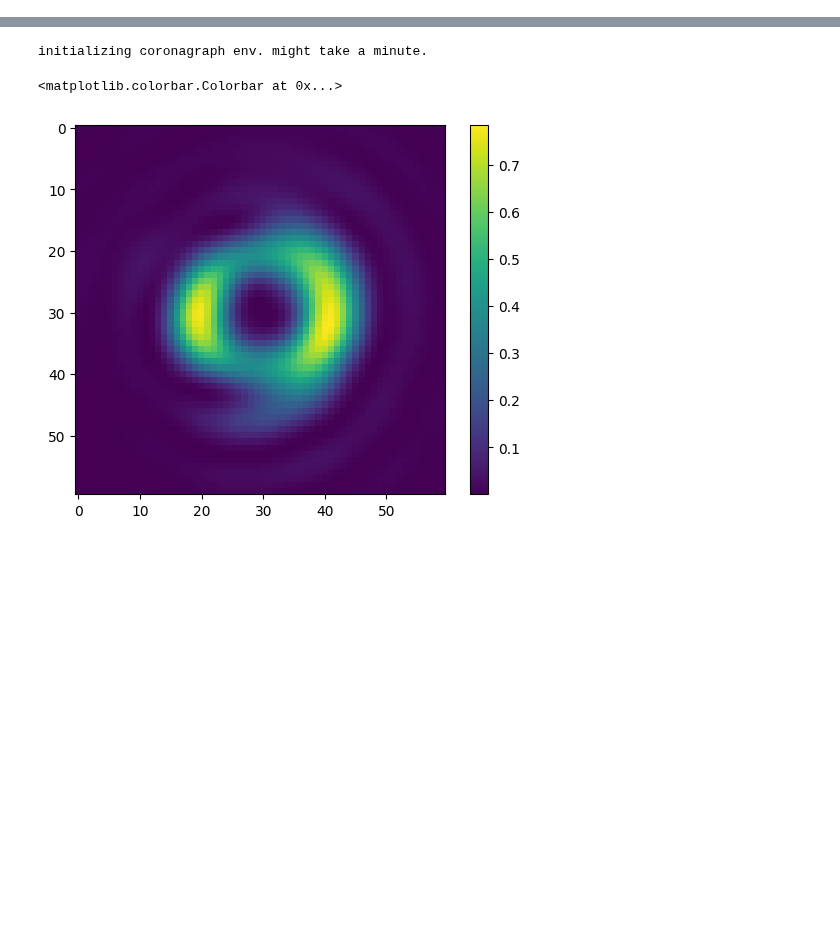
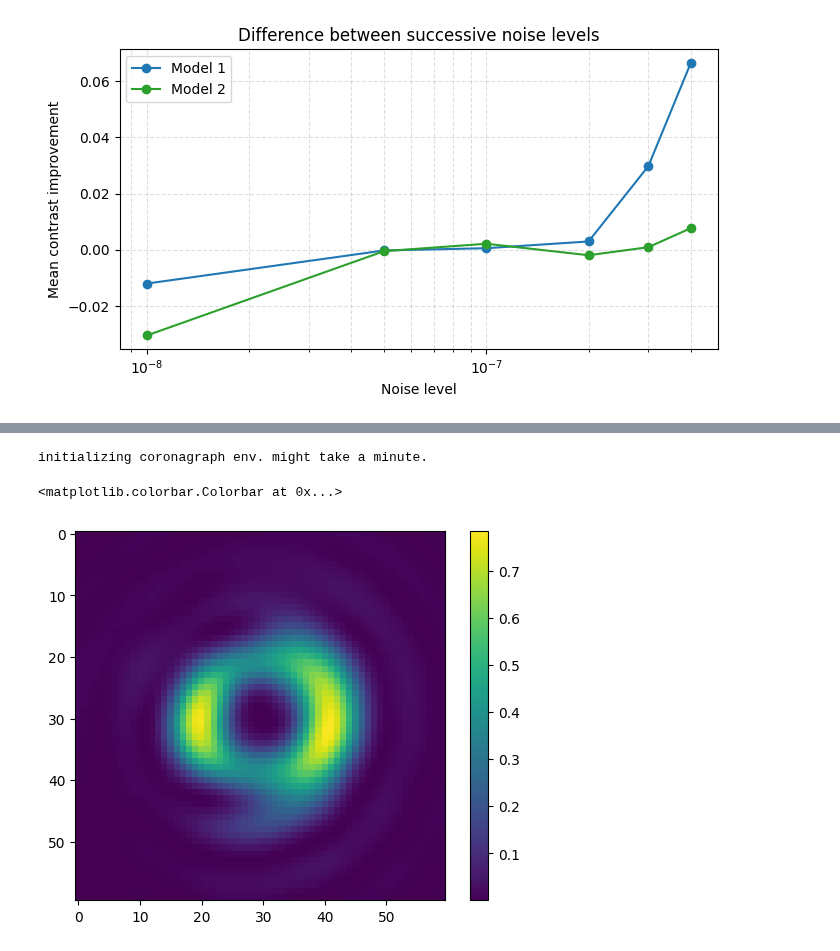
Before and after one commit to AlexeiKorolev/NASA-RL-Wavefront-Control, a Jupyter notebook: RL/coronagraph_properties.ipynb, the cells around one changed output, grey strips where cells are left out. Drawn from its saved outputs; the diff is of its cells as text; code cells hidden in the pictures; blank space fills up the shorter version.

```diff
--- a/RL/coronagraph_properties.ipynb
+++ b/RL/coronagraph_properties.ipynb
@@ -12,0 +10,34 @@ The autoreload extension is already loaded. To reload it, use:
+# %%
+mean_correction_magnitude_model_2 = [0.047146, 0.047148, 0.0471, 0.04747, 0.0630, 0.083611]
+mean_correction_magnitude_model_1 = [0.05792, 0.05748, 0.055891, 0.26905, 0.700151, 1.29924]
+mean_correction_magnitude_model_baseline = [1.54122, 3.07276, 4.98519, 52.77409, 271.2470, 469.7994]
+
+noise_levels =[1e-8, 5e-8, 1e-7, 2e-7, 3e-7, 4e-7]
+
+# Values pulled from visualize.ipynb
+
+mean_contrast_improvement_model_2 = [-0.030493594431390818, -0.00048174044747391695, 0.002153828439643785, -0.0019348657025474076, 0.0009287809636201109, 0.007696465559483978]
+mean_contrast_improvement_model_1 = [-0.012018349511356158, -0.00023147762323895763, 0.00057094368943185, 0.0029678706185609564, 0.02978148460811387, 0.066487938850404]
+mean_contrast_improvement_model_baseline = [-0.04738280250103497, 0.9266473239799252, 0.9968232759265826, -108.29521734772742, -191.35380564160985, -114.3206015428562]
+
+# compute successive differences (upper level minus previous level) for each model
+delta_baseline = np.diff(np.asarray(mean_correction_magnitude_model_baseline))
+delta_model1 = np.diff(np.asarray(mean_correction_magnitude_model_1))
+delta_model2 = np.diff(np.asarray(mean_correction_magnitude_model_2))
+
+# plot differences vs the upper noise level of each interval
+upper_levels = noise_levels[1:]
+plt.figure(figsize=(7, 4))
+plt.plot(noise_levels, mean_contrast_improvement_model_baseline, marker='o', color='#9e9e9e', label='Baseline')
+plt.plot(noise_levels, mean_contrast_improvement_model_1, marker='o', color='#1f77b4', label='Model 1')
+plt.plot(noise_levels, mean_contrast_improvement_model_2, marker='o', color='#2ca02c', label='Model 2')
+plt.xscale('log')
+plt.xlabel('Noise level')
+plt.ylabel('Mean contrast improvement')
+plt.title('Difference between successive noise levels')
+plt.grid(True, which='both', ls='--', alpha=0.4)
+plt.legend()
+plt.tight_layout()
+plt.show()
+# %% [output]
+[figure, added]
```
Also changed, not shown: parts of 2 cells of this notebook, 1 other file.
